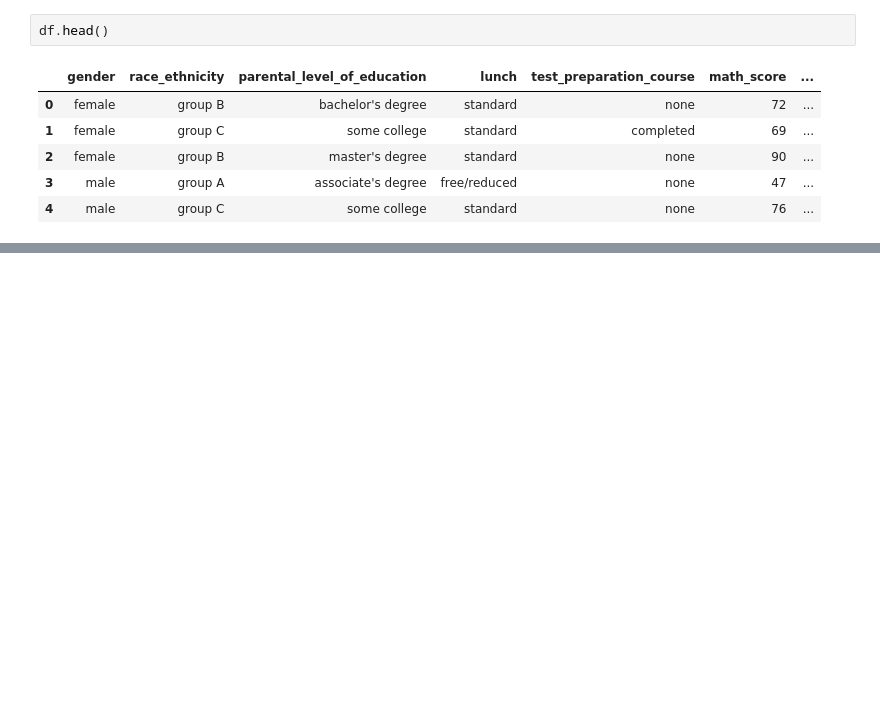
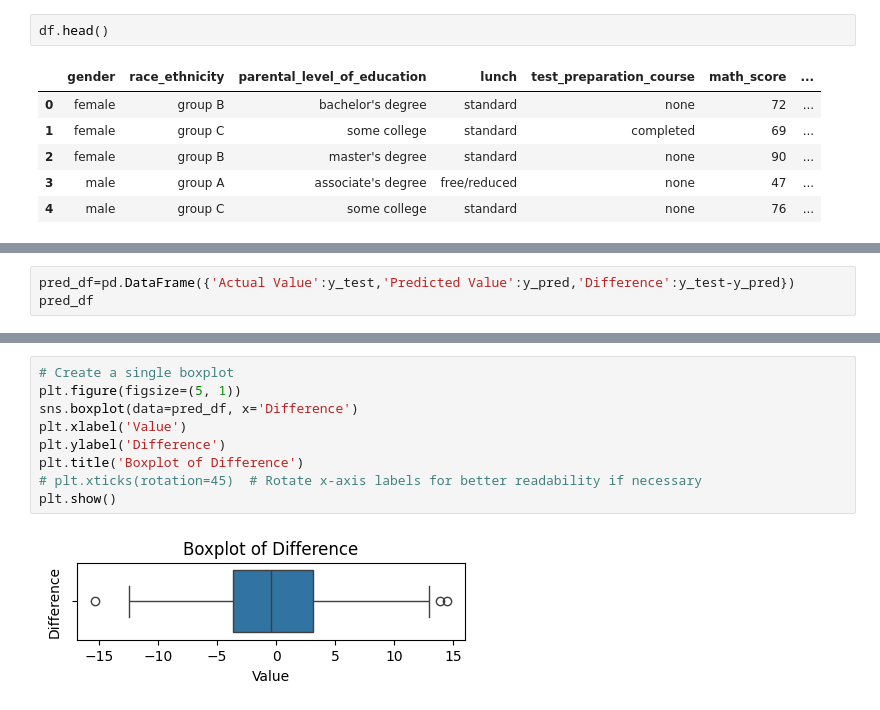
Before and after one commit to jbgithub22/mlproject1, a Jupyter notebook: notebook/2. MODEL TRAINING.ipynb, the cells around one changed output, grey strips where cells are left out. Cells and saved outputs as stored; diff of their text form; blank space fills up the shorter version.

```diff
--- a/notebook/2. MODEL TRAINING.ipynb
+++ b/notebook/2. MODEL TRAINING.ipynb
@@ -38,0 +232,3 @@ df.head()
+# %%
+pred_df=pd.DataFrame({'Actual Value':y_test,'Predicted Value':y_pred,'Difference':y_test-y_pred})
+pred_df
@@ -38,0 +249,11 @@ df.head()
+# %%
+# Create a single boxplot
+plt.figure(figsize=(5, 1))
+sns.boxplot(data=pred_df, x='Difference')
+plt.xlabel('Value')
+plt.ylabel('Difference')
+plt.title('Boxplot of Difference')
+# plt.xticks(rotation=45)  # Rotate x-axis labels for better readability if necessary
+plt.show()
+# %% [output]
+[figure, added]
```
Also changed, not shown: parts of 20 cells of this notebook, 4 other files.
